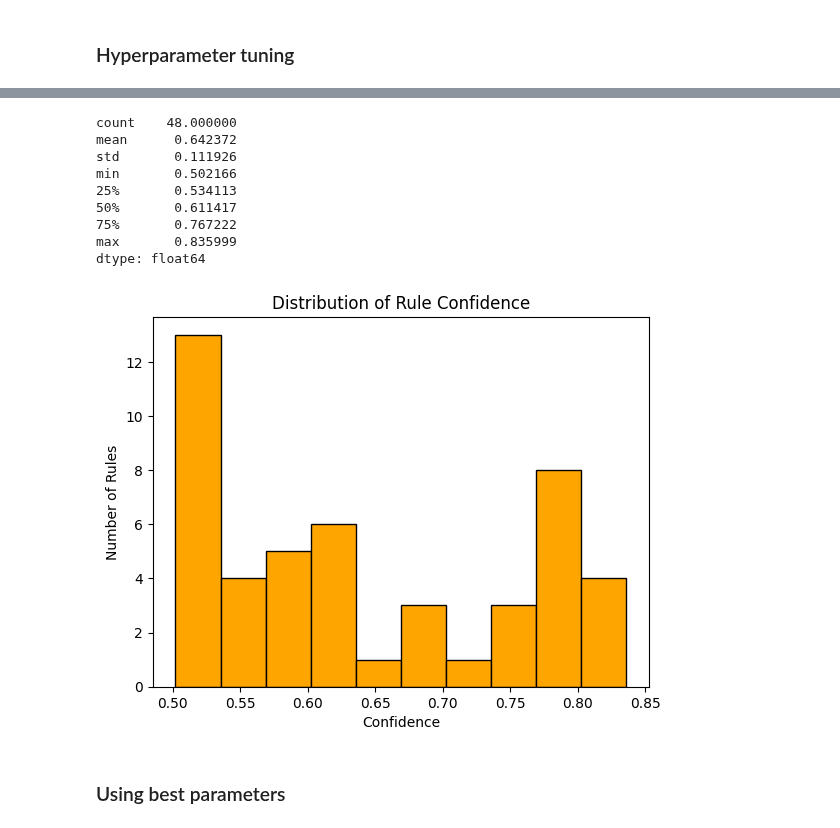
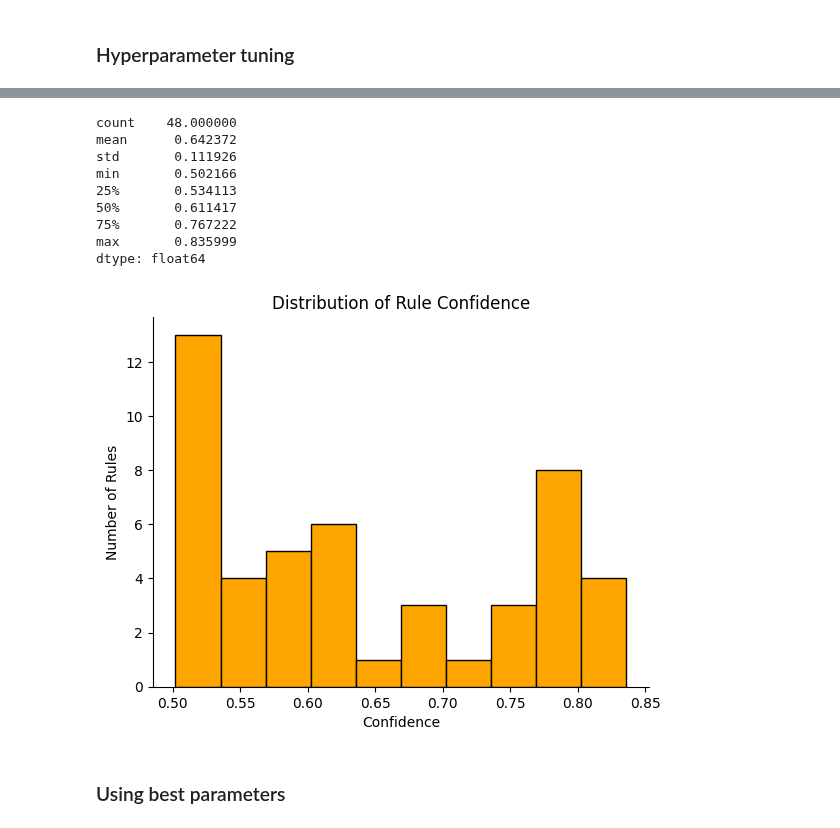
Before and after one commit to BSDSBA-JF/ML-II-Labs, a Jupyter notebook: BDCC-01/02_fim_with_mariel_updates.ipynb, the cells around one changed output, grey strips where cells are left out. Cells and saved outputs as stored; diff of their text form; code cells hidden in the pictures.

```diff
--- a/BDCC-01/02_fim_with_mariel_updates.ipynb
+++ b/BDCC-01/02_fim_with_mariel_updates.ipynb
@@ -229,39 +232,41 @@ Name: support, dtype: float64
 # %%
-import pyfpgrowth
-
 # Choose support threshold based on percentile
 min_support = 0.015
 
 # Use your data-driven min_support
 minsup_count = max(1, int(len(df) * min_support))
 freq_items = pyfpgrowth.find_frequent_patterns(df['ingredients'].to_list(),
 minsup_count)
 
 # Generate rules with a low min_conf to inspect distribution
 rules = pyfpgrowth.generate_association_rules(freq_items, 0.5)
 
 # Collect all confidence values
 confidences = [conf for (_, (__, conf)) in rules.items()]
 
 # Display stats and histogram
 print(pd.Series(confidences).describe())
 
 plt.hist(confidences, bins=10, color='orange', edgecolor = 'black')
 plt.title("Distribution of Rule Confidence")
 plt.xlabel("Confidence")
 plt.ylabel("Number of Rules")
+plt.gca().spines['top'].set_visible(False)
+plt.gca().spines['right'].set_visible(False)
+
+plt.savefig('figures/rules_non_healthy.png', dpi=300)
 plt.show()
 # %% [output]
 count    48.000000
 mean      0.642372
 std       0.111926
 min       0.502166
 25%       0.534113
 50%       0.611417
 75%       0.767222
 max       0.835999
 dtype: float64
-[figure, old version]
+[figure, new version]
 # %% [markdown]
 ### Using best parameters
 # %% [markdown]
```
Also changed, not shown: parts of 22 cells of this notebook, 7 other files.
